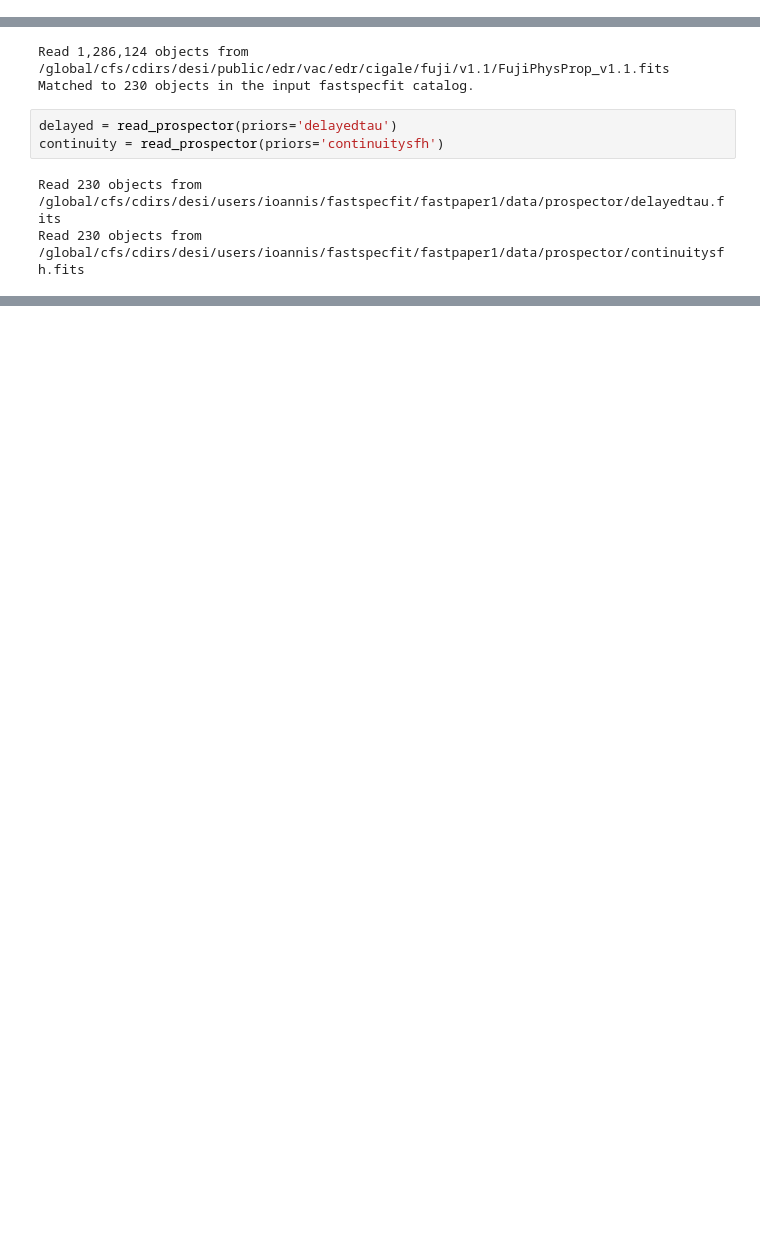
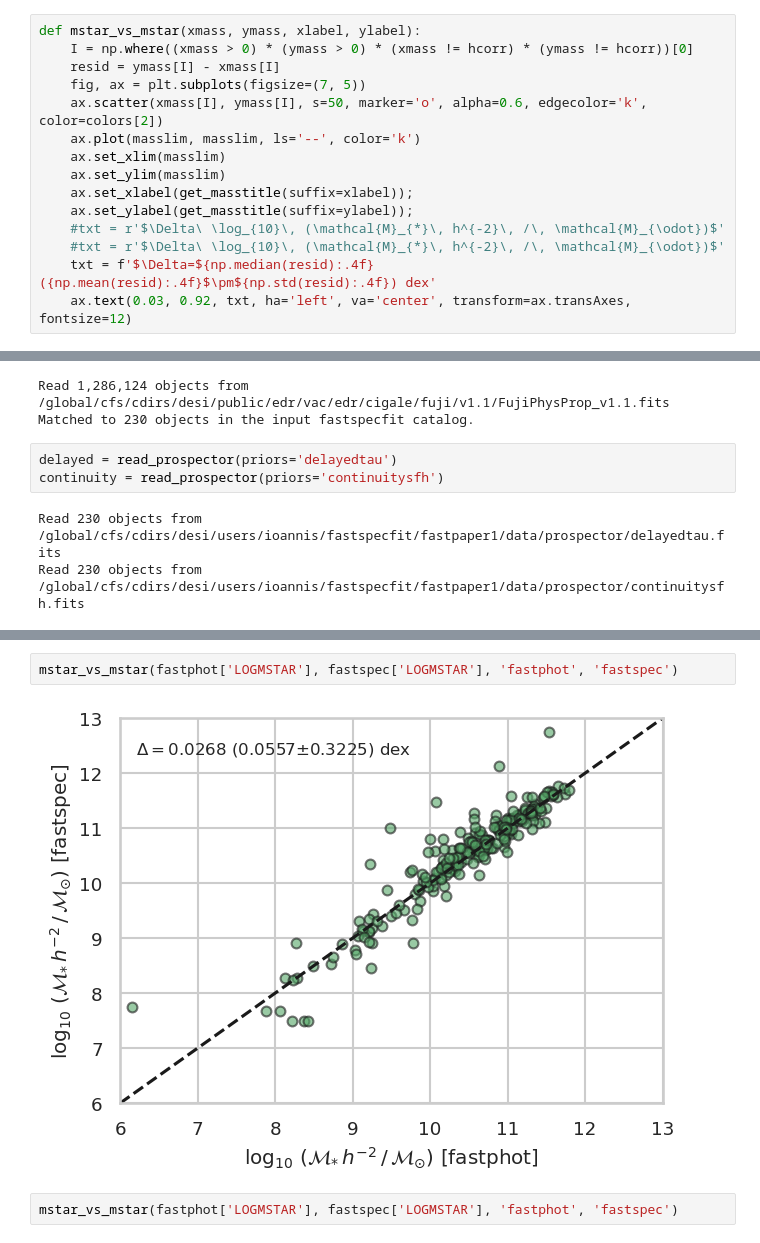
Before and after one commit to moustakas/fastspecfit-projects, a Jupyter notebook: fastpaper1/compare-mstar.ipynb, the cells around one changed output, grey strips where cells are left out. Cells and saved outputs as stored; diff of their text form; blank space fills up the shorter version.

```diff
--- a/fastpaper1/compare-mstar.ipynb
+++ b/fastpaper1/compare-mstar.ipynb
@@ -133,4 +167,19 @@ def read_prospector(priors='delayedtau'):
         cat['MSTAR'][I] = cat['LOGMASS'][I] + np.log10(cat['MREMAIN'][I]) + hcorr
 
     return cat
+# %%
+def mstar_vs_mstar(xmass, ymass, xlabel, ylabel):
+    I = np.where((xmass > 0) * (ymass > 0) * (xmass != hcorr) * (ymass != hcorr))[0]
+    resid = ymass[I] - xmass[I]
+    fig, ax = plt.subplots(figsize=(7, 5))
+    ax.scatter(xmass[I], ymass[I], s=50, marker='o', alpha=0.6, edgecolor='k', color=colors[2])
+    ax.plot(masslim, masslim, ls='--', color='k')
+    ax.set_xlim(masslim)
+    ax.set_ylim(masslim)
+    ax.set_xlabel(get_masstitle(suffix=xlabel));
+    ax.set_ylabel(get_masstitle(suffix=ylabel));
+    #txt = r'$\Delta\ \log_{10}\, (\mathcal{M}_{*}\, h^{-2}\, /\, \mathcal{M}_{\odot})$'
+    #txt = r'$\Delta\ \log_{10}\, (\mathcal{M}_{*}\, h^{-2}\, /\, \mathcal{M}_{\odot})$'
+    txt = f'$\Delta=${np.median(resid):.4f} ({np.mean(resid):.4f}$\pm${np.std(resid):.4f}) dex'
+    ax.text(0.03, 0.92, txt, ha='left', va='center', transform=ax.transAxes, fontsize=12)
 # %%
@@ -182,0 +224,6 @@ for ii, (prop, lim) in enumerate(zip(['LOGMSTAR', 'AGE', 'AV', 'ZZSUN'],
+# %%
+mstar_vs_mstar(fastphot['LOGMSTAR'], fastspec['LOGMSTAR'], 'fastphot', 'fastspec')
+# %% [output]
+[figure, added]
+# %%
+mstar_vs_mstar(fastphot['LOGMSTAR'], fastspec['LOGMSTAR'], 'fastphot', 'fastspec')
```
Also changed, not shown: parts of 43 cells of this notebook, 1 other file.
